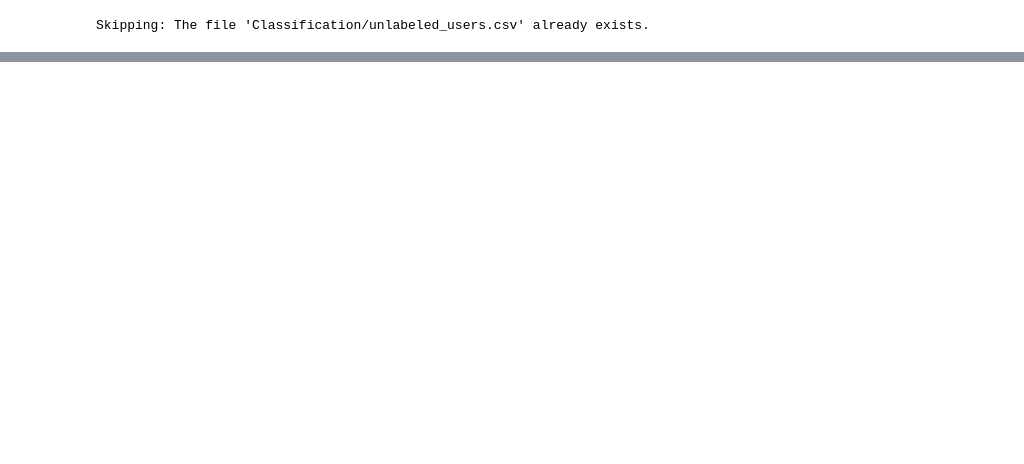
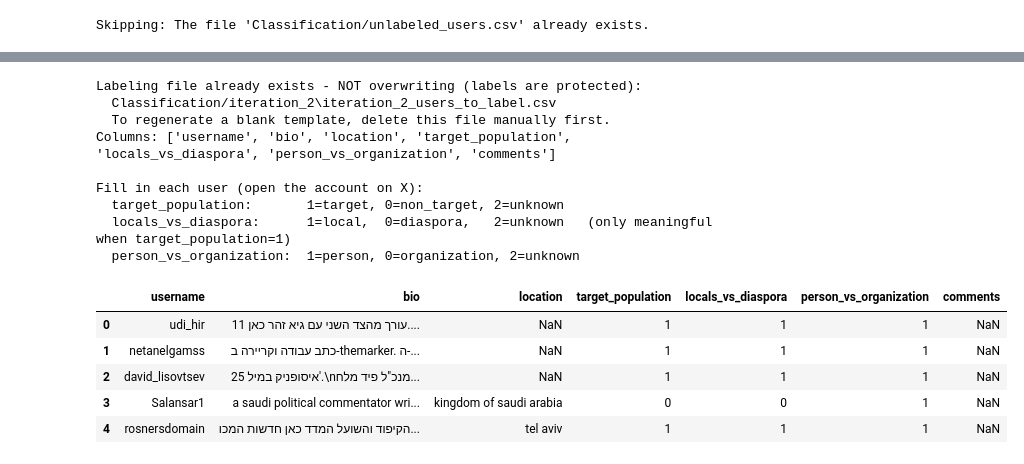
Before and after one commit to Matan2002/IsraelPOIs_ML_Project, a Jupyter notebook: Project.ipynb, the cells around one changed output, grey strips where cells are left out. Saved outputs shown, nothing was run; the diff lists cells and outputs as text; code cells hidden in the pictures; blank space fills up the shorter version.

```diff
--- a/Project.ipynb
+++ b/Project.ipynb
@@ -1520,0 +1654,58 @@ Skipping: The file 'Classification/unlabeled_users.csv' already exists.
+# %%
+# Step 6.2 - Select the 100 most uncertain users for manual labeling
+import pandas as pd
+import os
+
+ITERATION = 2
+out_dir = "Classification/iteration_2"
+pred_path = os.path.join(out_dir, f"iteration_{ITERATION}_unlabeled_users_predictions.csv")
+
+df_pred = pd.read_csv(pred_path)
+
+# Selection is based on uncertainty: take the top 100 by uncertainty_score.
+top100 = df_pred.sort_values("uncertainty_score", ascending=False).head(100).reset_index(drop=True)
+
+# Labeling template: only the fields needed to decide + empty label columns.
+keep_info = [c for c in ["username", "bio", "location"] if c in top100.columns]
+label_cols = ["target_population", "locals_vs_diaspora", "person_vs_organization", "comments"]
+
+template = top100[keep_info].copy()
+for col in label_cols:
+    template[col] = ""
+
+template_path = os.path.join(out_dir, f"iteration_{ITERATION}_users_to_label.csv")
+
+# SAFETY GUARD: never overwrite an existing labeling file.
+# Once this file is filled in manually, re-running this cell (e.g. "Run All")
+# must NOT wipe the labels. Delete the file by hand to regenerate a blank template.
+if os.path.exists(template_path):
+    print("Labeling file already exists - NOT overwriting (labels are protected):")
+    print(f"  {template_path}")
+    print("  To regenerate a blank template, delete this file manually first.")
+    template = pd.read_csv(template_path)
+else:
+    template.to_csv(template_path, index=False, encoding="utf-8-sig")
+    print(f"Saved labeling template: {template_path}  ({len(template)} users)")
+
+print("Columns:", template.columns.tolist())
+print("\nFill in each user (open the account on X):")
+print("  target_population:       1=target, 0=non_target, 2=unknown")
+print("  locals_vs_diaspora:      1=local,  0=diaspora,   2=unknown   (only meaningful when target_population=1)")
+print("  person_vs_organization:  1=person, 0=organization, 2=unknown")
+template.head()
+# %% [output]
+Labeling file already exists - NOT overwriting (labels are protected):
+  Classification/iteration_2\iteration_2_users_to_label.csv
+  To regenerate a blank template, delete this file manually first.
+Columns: ['username', 'bio', 'location', 'target_population', 'locals_vs_diaspora', 'person_vs_organization', 'comments']
+
+Fill in each user (open the account on X):
+  target_population:       1=target, 0=non_target, 2=unknown
+  locals_vs_diaspora:      1=local,  0=diaspora,   2=unknown   (only meaningful when target_population=1)
+  person_vs_organization:  1=person, 0=organization, 2=unknown
+|  | username | bio | location | target_population | locals_vs_diaspora | person_vs_organization | comments |
+| 0 | udi_hir | עורך מהצד השני עם גיא זהר כאן 11.... | NaN | 1 | 1 | 1 | NaN |
+| 1 | netanelgamss | כתב עבודה וקריירה ב-themarker. ה-... | NaN | 1 | 1 | 1 | NaN |
+| 2 | david_lisovtsev | 25 איסופניק במיל'.\nמנכ"ל פיד מלח... | NaN | 1 | 1 | 1 | NaN |
+| 3 | Salansar1 | a saudi political commentator wri... | kingdom of saudi arabia | 0 | 0 | 1 | NaN |
+| 4 | rosnersdomain | הקיפוד והשועל המדד כאן חדשות המכו... | tel aviv | 1 | 1 | 1 | NaN |
```
Also changed, not shown: parts of 11 cells of this notebook, 9 other files.
